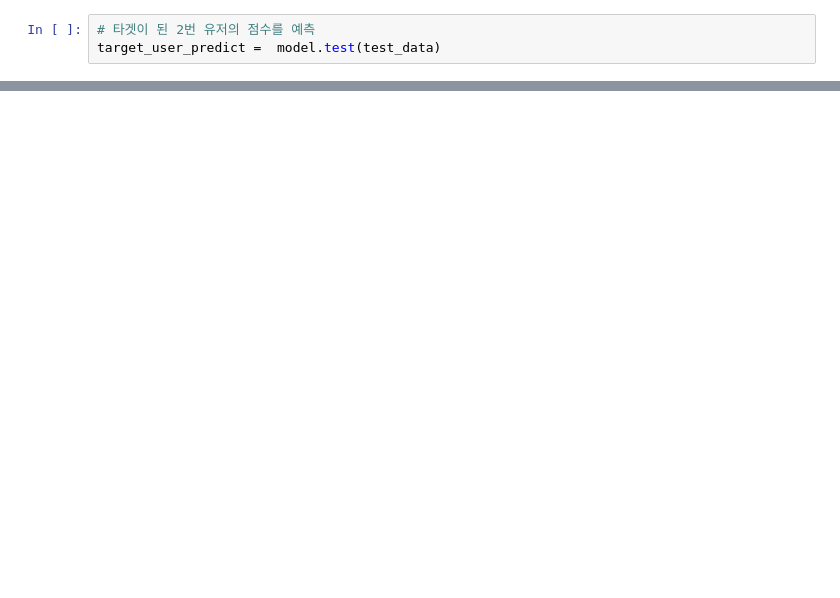
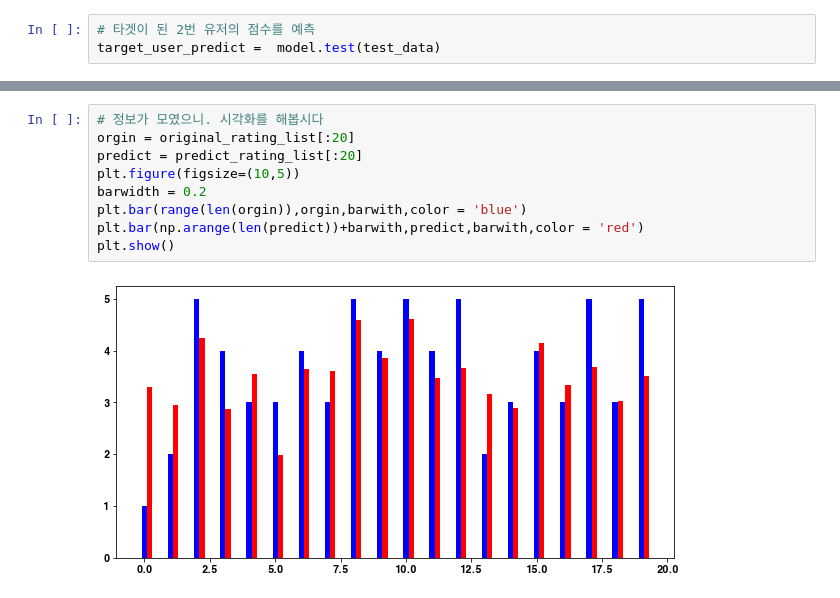
Before and after one commit to soxxun/python, a Jupyter notebook: 20220408/20220408.ipynb, the cells around one changed output, grey strips where cells are left out. Drawn from its saved outputs; the diff is of its cells as text; blank space fills up the shorter version.

```diff
--- a/20220408/20220408.ipynb
+++ b/20220408/20220408.ipynb
@@ -712,0 +693,11 @@ movie 129 : Nurse Betty (2000), 1, 2.8680273338598603
+# %%
+# 정보가 모였으니. 시각화를 해봅시다
+orgin = original_rating_list[:20]
+predict = predict_rating_list[:20]
+plt.figure(figsize=(10,5))
+barwidth = 0.2
+plt.bar(range(len(orgin)),orgin,barwith,color = 'blue')
+plt.bar(np.arange(len(predict))+barwith,predict,barwith,color = 'red')
+plt.show()
+# %% [output]
+[figure, added]
```
Also changed, not shown: parts of 31 cells of this notebook.
